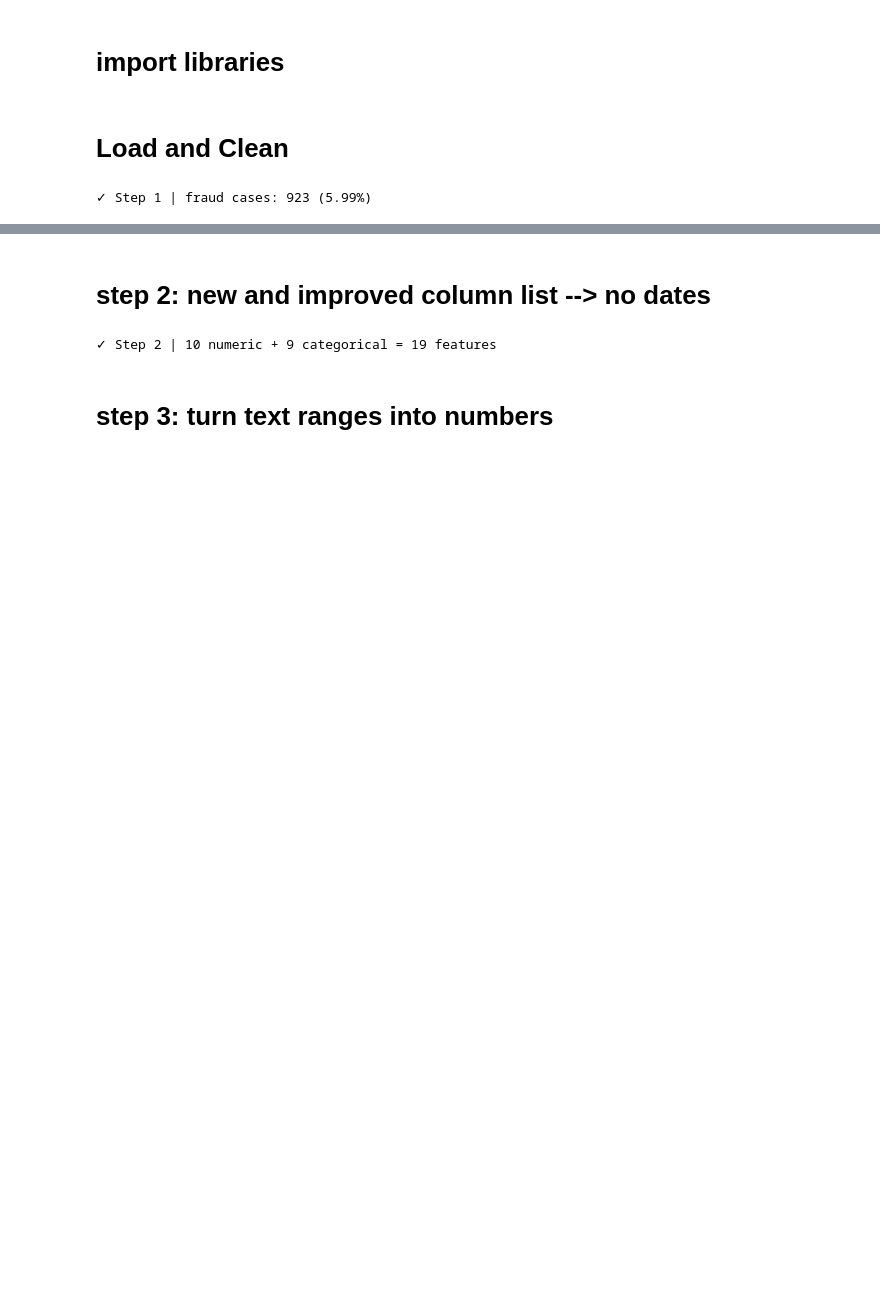
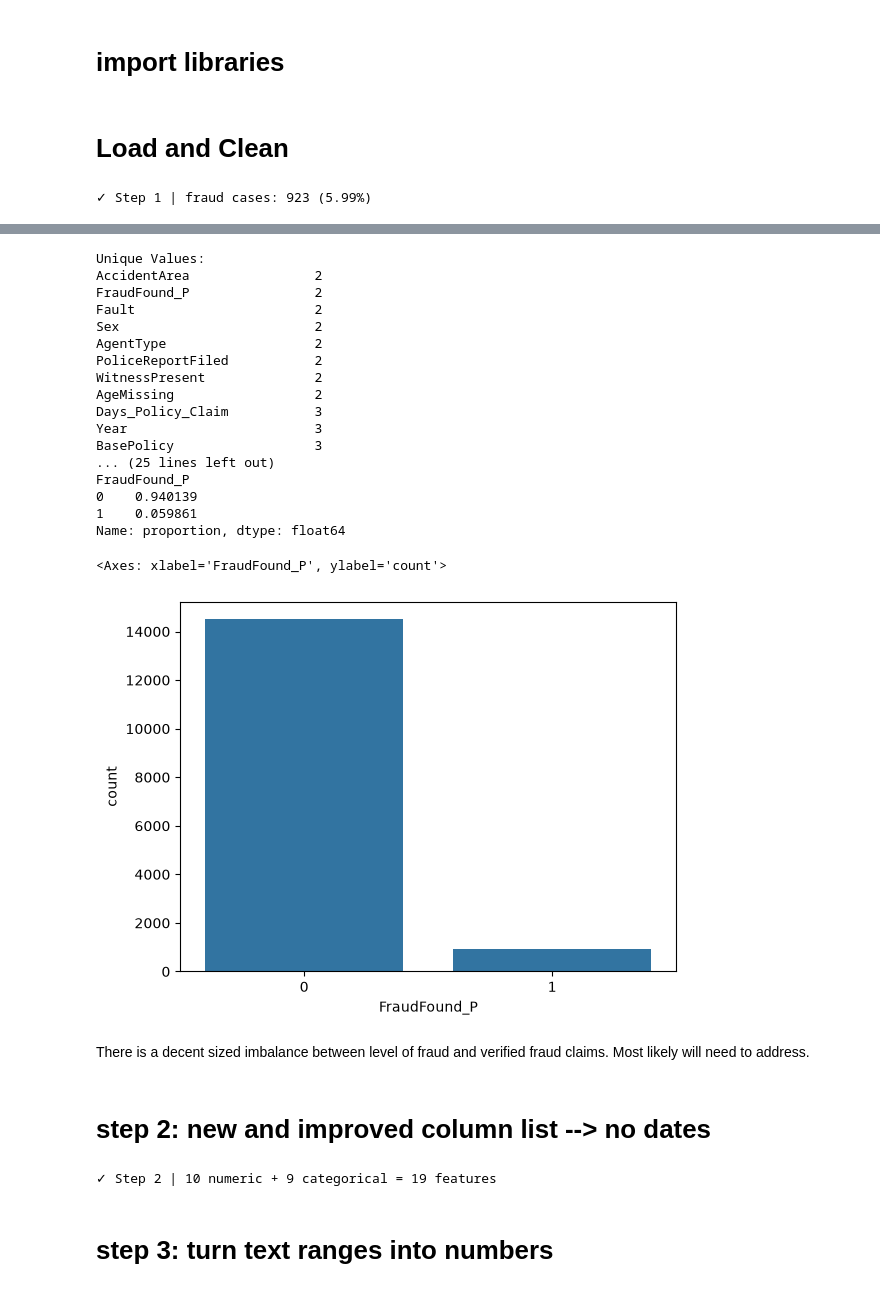
Before and after one commit to Break-Through-Tech/LexisNexis-1B-detecting-fraudulent-insurance-claims, a Jupyter notebook: notebooks/EMessele_ModelNoDate.ipynb, the cells around one changed output, grey strips where cells are left out. Drawn from its saved outputs; the diff is of its cells as text; code cells hidden in the pictures; blank space fills up the shorter version.

```diff
--- a/notebooks/EMessele_ModelNoDate.ipynb
+++ b/notebooks/EMessele_ModelNoDate.ipynb
@@ -45,3 +83,33 @@ print(f"✓ Step 1 | fraud cases: {df['FraudFound_P'].sum()} ({df['FraudFound_P'
+# %%
+print("Unique Values:")
+print(df.nunique().sort_values())
+
+print("Balances")
+target = "FraudFound_P"
+print(df[target].value_counts(normalize=True))
+sns.countplot(x=target, data=df)
+# %% [output]
+Unique Values:
+AccidentArea                2
+FraudFound_P                2
+Fault                       2
+Sex                         2
+AgentType                   2
+PoliceReportFiled           2
+WitnessPresent              2
+AgeMissing                  2
+Days_Policy_Claim           3
+Year                        3
+BasePolicy                  3
+... (25 lines left out)
+FraudFound_P
+0    0.940139
+1    0.059861
+Name: proportion, dtype: float64
+<Axes: xlabel='FraudFound_P', ylabel='count'>
+[figure, added]
+# %% [markdown]
+There is a decent sized imbalance between level of fraud and verified fraud claims. Most likely will need to address.
 # %% [markdown]
 # step 2: new and improved column list --> no dates
 # %%
```
Also changed, not shown: parts of 3 cells of this notebook.
